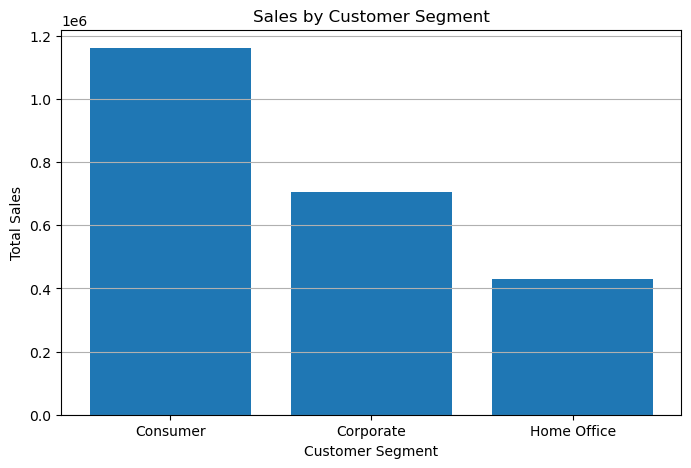
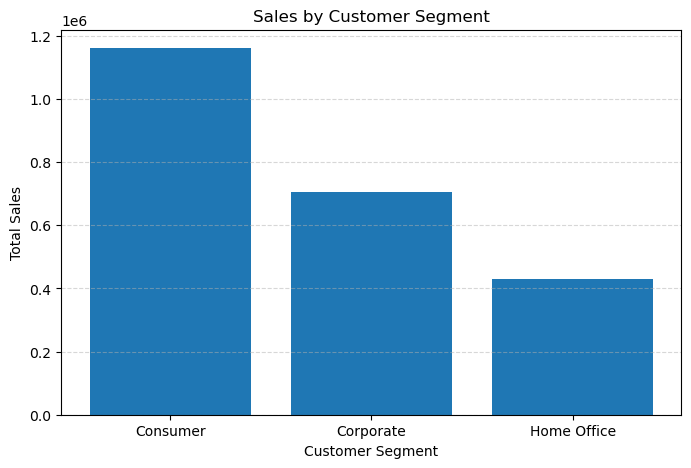
The change to this notebook cell's code, shown as a diff; its figure went from the first image to the second:
--- before
+++ after
@@ -9,5 +9,5 @@
 plt.ylabel("Total Sales")
 
-plt.grid(axis="y")
+plt.grid(axis="y",linestyle="--", alpha=0.5)
 
 plt.savefig(

Commit: Added sales analysis updates and completed profit analysis